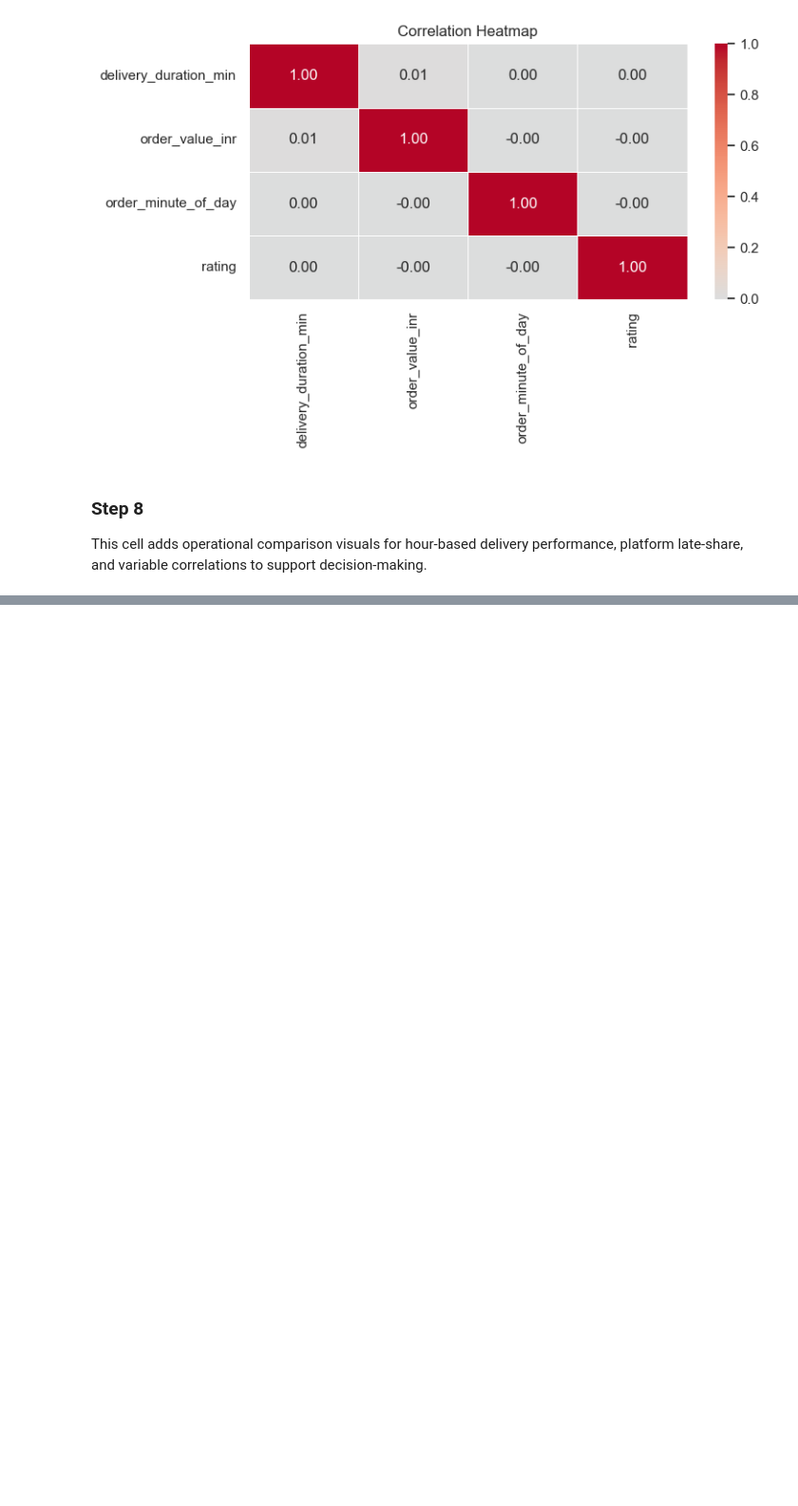
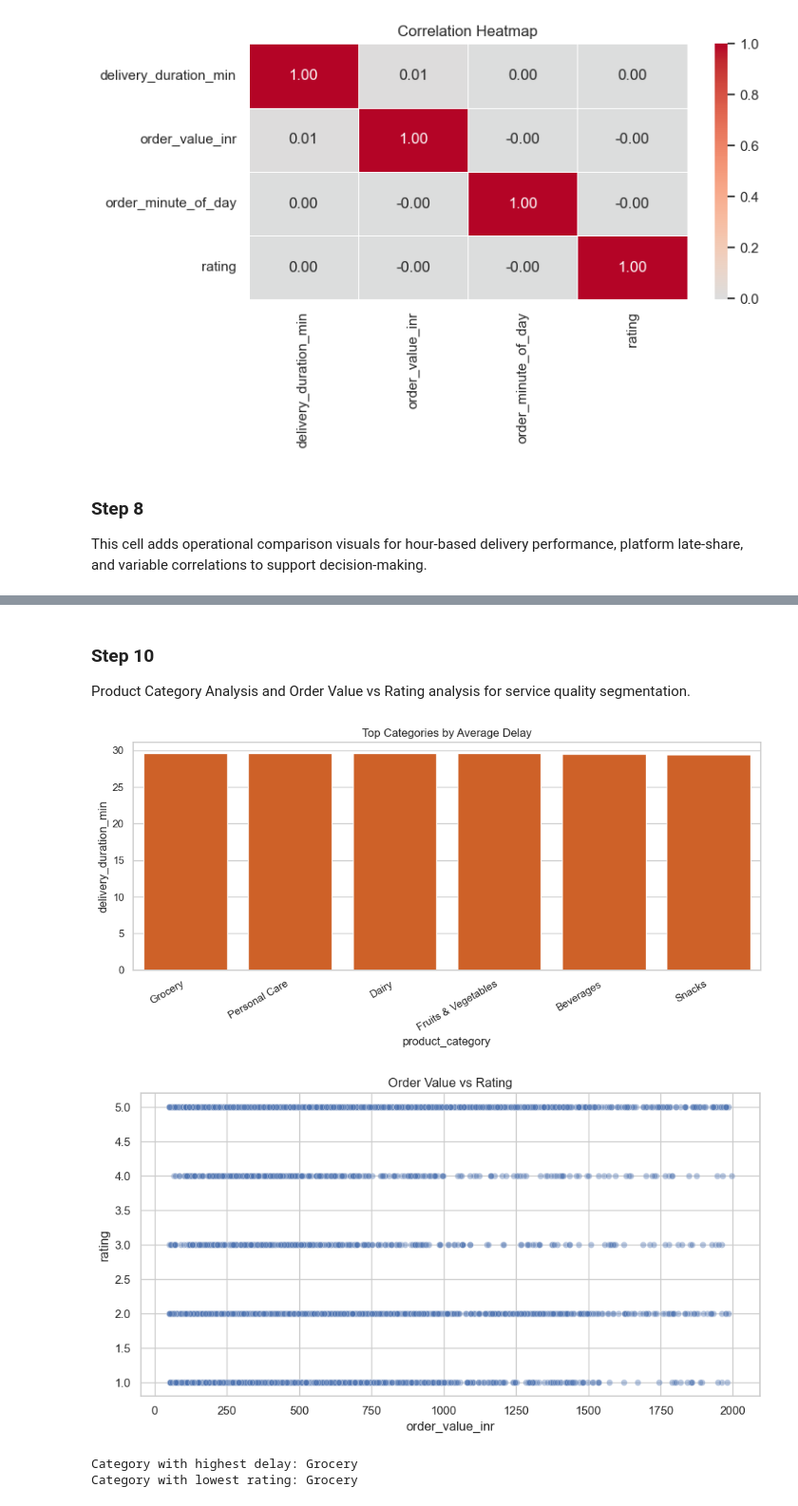
Before and after one commit to bikram73/Food_Delivery_Delay_and_Rating_Analysis, a Jupyter notebook: food_delivery_analysis.ipynb, the cells around one changed output, grey strips where cells are left out. Shown at 95% size. Cells and saved outputs as stored; diff of their text form; code cells hidden in the pictures; blank space fills up the shorter version.

```diff
--- a/food_delivery_analysis.ipynb
+++ b/food_delivery_analysis.ipynb
@@ -238,0 +315,36 @@ This cell adds operational comparison visuals for hour-based delivery performanc
+# %% [markdown]
+### Step 10
+Product Category Analysis and Order Value vs Rating analysis for service quality segmentation.
+# %%
+category_stats = (
+    cleaned.groupby("product_category", dropna=False)[["delivery_duration_min", "rating"]]
+    .mean()
+    .sort_values("delivery_duration_min", ascending=False)
+)
+category_stats.head(10)
+
+plt.figure(figsize=(10, 5))
+sns.barplot(
+    data=category_stats.reset_index().head(10),
+    x="product_category",
+    y="delivery_duration_min",
+    color="#ea580c",
+)
+plt.title("Top Categories by Average Delay")
+plt.xticks(rotation=30, ha="right")
+plt.tight_layout()
+plt.show()
+
+plt.figure(figsize=(9, 5))
+sns.scatterplot(x="order_value_inr", y="rating", data=cleaned.sample(min(5000, len(cleaned)), random_state=42), alpha=0.4)
+plt.title("Order Value vs Rating")
+plt.tight_layout()
+plt.show()
+
+print("Category with highest delay:", category_stats["delivery_duration_min"].idxmax())
+print("Category with lowest rating:", category_stats["rating"].idxmin())
+# %% [output]
+[figure, added]
+[figure, added]
+Category with highest delay: Grocery
+Category with lowest rating: Grocery
```
Also changed, not shown: parts of 8 cells of this notebook, 4 other files.
